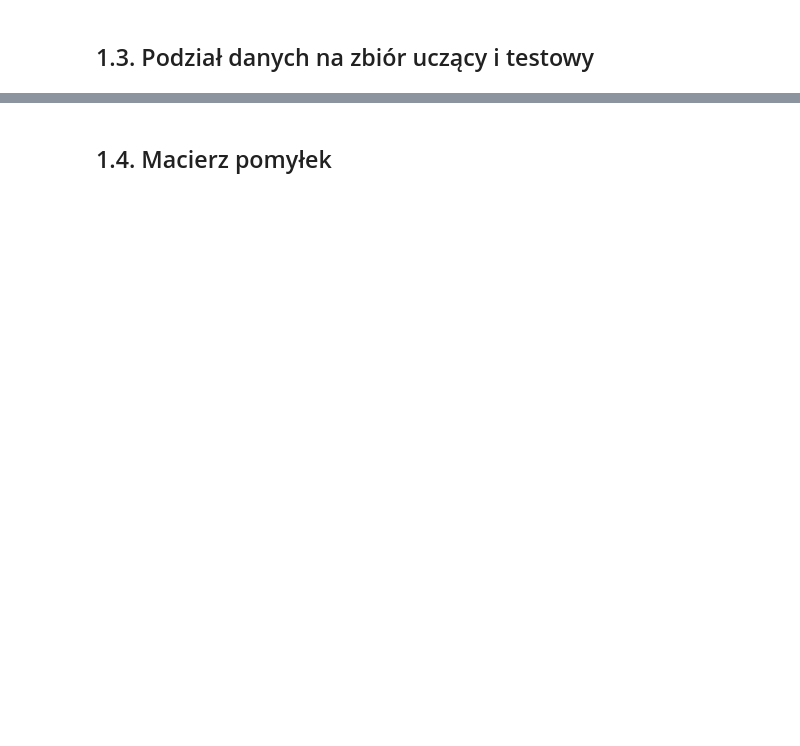
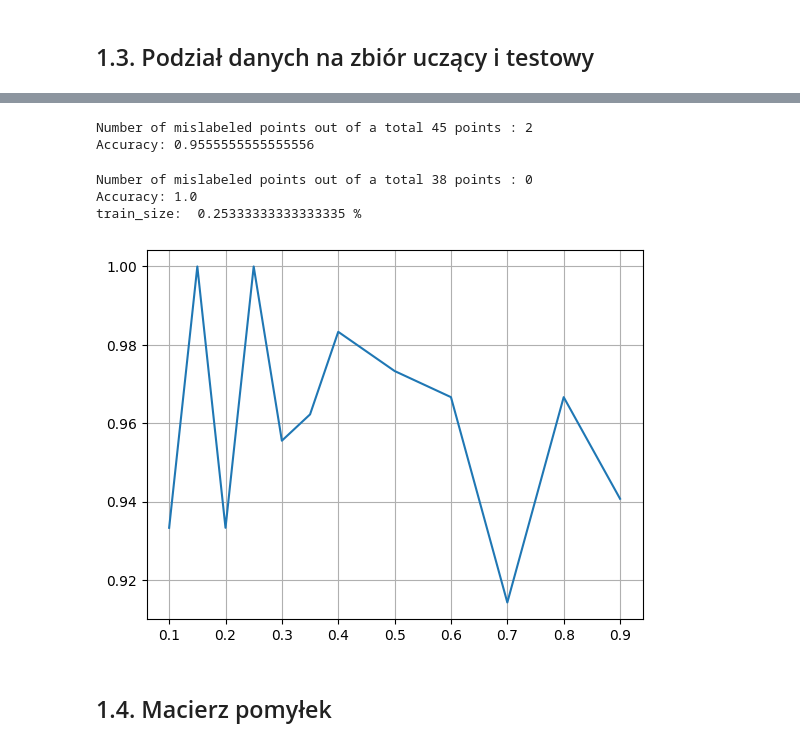
Before and after one commit to BezdzietnyAntoni/MachineLearning, a Jupyter notebook: um3.ipynb, the cells around one changed output, grey strips where cells are left out. Drawn from its saved outputs; the diff is of its cells as text; code cells hidden in the pictures; blank space fills up the shorter version.

```diff
--- a/um3.ipynb
+++ b/um3.ipynb
@@ -142,18 +173,89 @@ print("Accuracy:",metrics.accuracy_score(y_test, y_pred))
+# %%
+# ZAD.5 Naive Bayes (70% training and 30% test set)
+
+# Zmień parametry funkcji train_test_split, aby otrzymać podział danych: 70%-zbiór uczący, 30%-testowy
+from sklearn.datasets import load_iris
+from sklearn.model_selection import train_test_split
+from sklearn.naive_bayes import GaussianNB
+
+X, y = load_iris(return_X_y=True)
+X_train, X_test, y_train, y_test = train_test_split(X, y, test_size=0.3) # 70% training and 30% test set
+
+gnb = GaussianNB()
+y_pred = gnb.fit(X_train, y_train).predict(X_test)
+print("Number of mislabeled points out of a total %d points : %d"
+      % (X_test.shape[0], (y_test != y_pred).sum()))
+
+#Import scikit-learn metrics module for accuracy calculation
+from sklearn import metrics
+
+# Model Accuracy, how often is the classifier correct?
+print("Accuracy:",metrics.accuracy_score(y_test, y_pred))
+# %% [output]
+Number of mislabeled points out of a total 45 points : 2
+Accuracy: 0.9555555555555556
+# %%
+# ZAD.6 Naive Bayes (domyślny podział danych)
+
+# Jaki jest domyślny podział danych za pomocą funkcji train_test_split,
+# gdy nie podamy żadnej opcji test_size ani train_size?
+# (tzn. gdy uruchomimy train_test_split(X, y))
+
+from sklearn.datasets import load_iris
+from sklearn.model_selection import train_test_split
+from sklearn.naive_bayes import GaussianNB
+
+X, y = load_iris(return_X_y=True)
+X_train, X_test, y_train, y_test = train_test_split(X, y)
+
+gnb = GaussianNB()
+y_pred = gnb.fit(X_train, y_train).predict(X_test)
+print("Number of mislabeled points out of a total %d points : %d"
+      % (X_test.shape[0], (y_test != y_pred).sum()))
+
+#Import scikit-learn metrics module for accuracy calculation
+from sklearn import metrics
+
+# Model Accuracy, how often is the classifier correct?
+print("Accuracy:",metrics.accuracy_score(y_test, y_pred))
+
+print("train_size: ",X_test.shape[0]/X.shape[0],"%")
+# %% [output]
+Number of mislabeled points out of a total 38 points : 0
+Accuracy: 1.0
+train_size:  0.25333333333333335 %
 # %%
 # ZAD.7 Naive Bayes (zależność dokładności klasyfikacji od wielkości zbioru uczącego)
 
 # Napisz program, który wyrysuje dokładności klasyfikacji (accuracy)
 # w zależności od wielkości zbioru uczącego (parametr train_size albo test_size).
 # np. test_size = [0.1, 0.15, 0.2, 0.25, 0.3, 0.35, 0.4, 0.5, 0.6, 0.7, 0.8, 0.9]
 
 from sklearn.datasets import load_iris
 from sklearn.model_selection import train_test_split
 from sklearn.naive_bayes import GaussianNB
 from sklearn import metrics
+import matplotlib.pyplot as plt
 
 X, y = load_iris(return_X_y=True)
 
-# ...
+test_size = [0.1, 0.15, 0.2, 0.25, 0.3, 0.35, 0.4, 0.5, 0.6, 0.7, 0.8, 0.9]
+acc = []
+
+for s in test_size:
+    X_train, X_test, y_train, y_test = train_test_split(X, y, test_size=s)
+
+    gnb = GaussianNB()
+    y_pred = gnb.fit(X_train, y_train).predict(X_test)
+
+    acc.append(metrics.accuracy_score(y_test, y_pred))
+
+plt.figure()
+plt.grid()
+plt.plot(test_size, acc)
+plt.show()
+# %% [output]
+[figure, added]
 # %% [markdown]
 ## 1.4. Macierz pomyłek
 # %%
```
Also changed, not shown: parts of 19 cells of this notebook, 5 other files.
